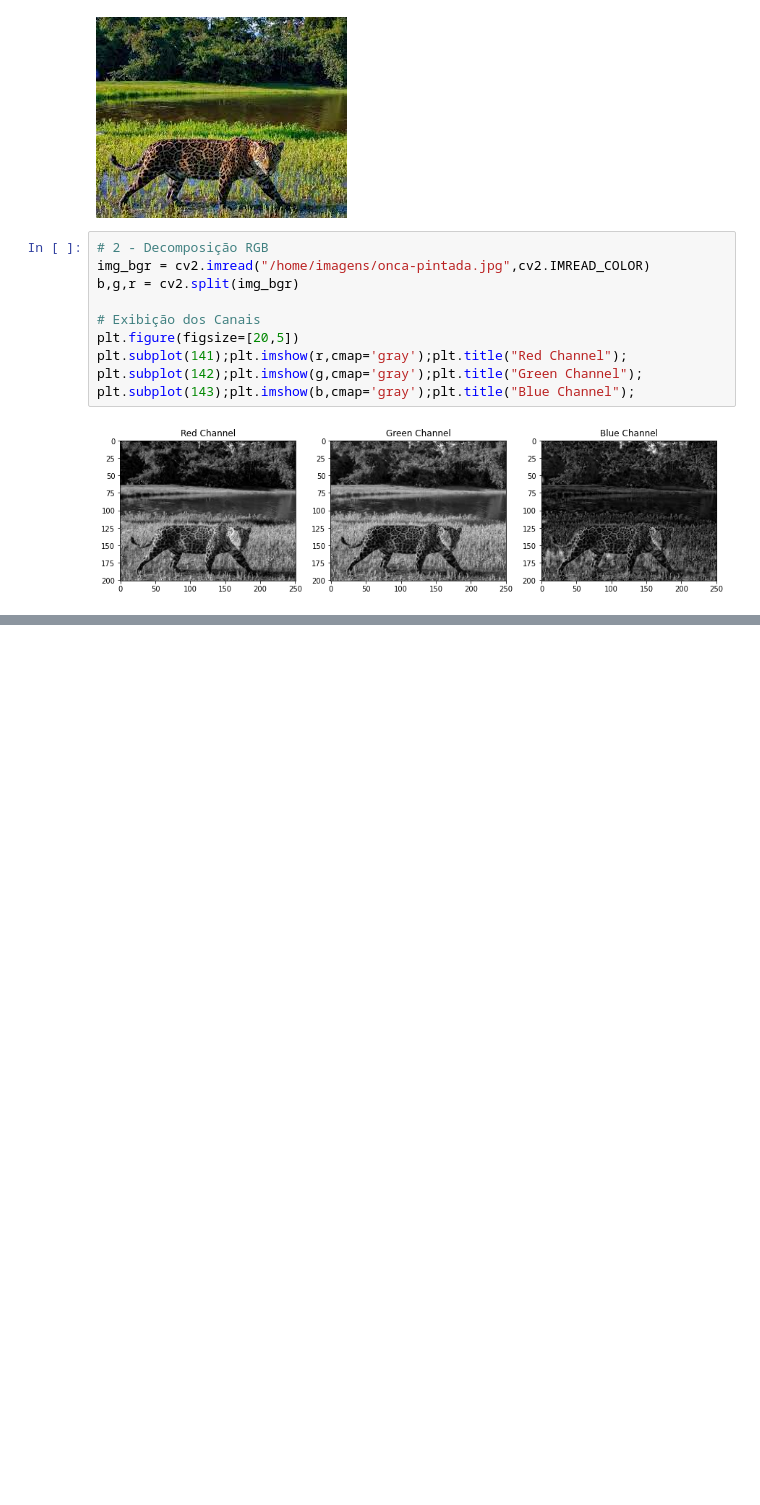
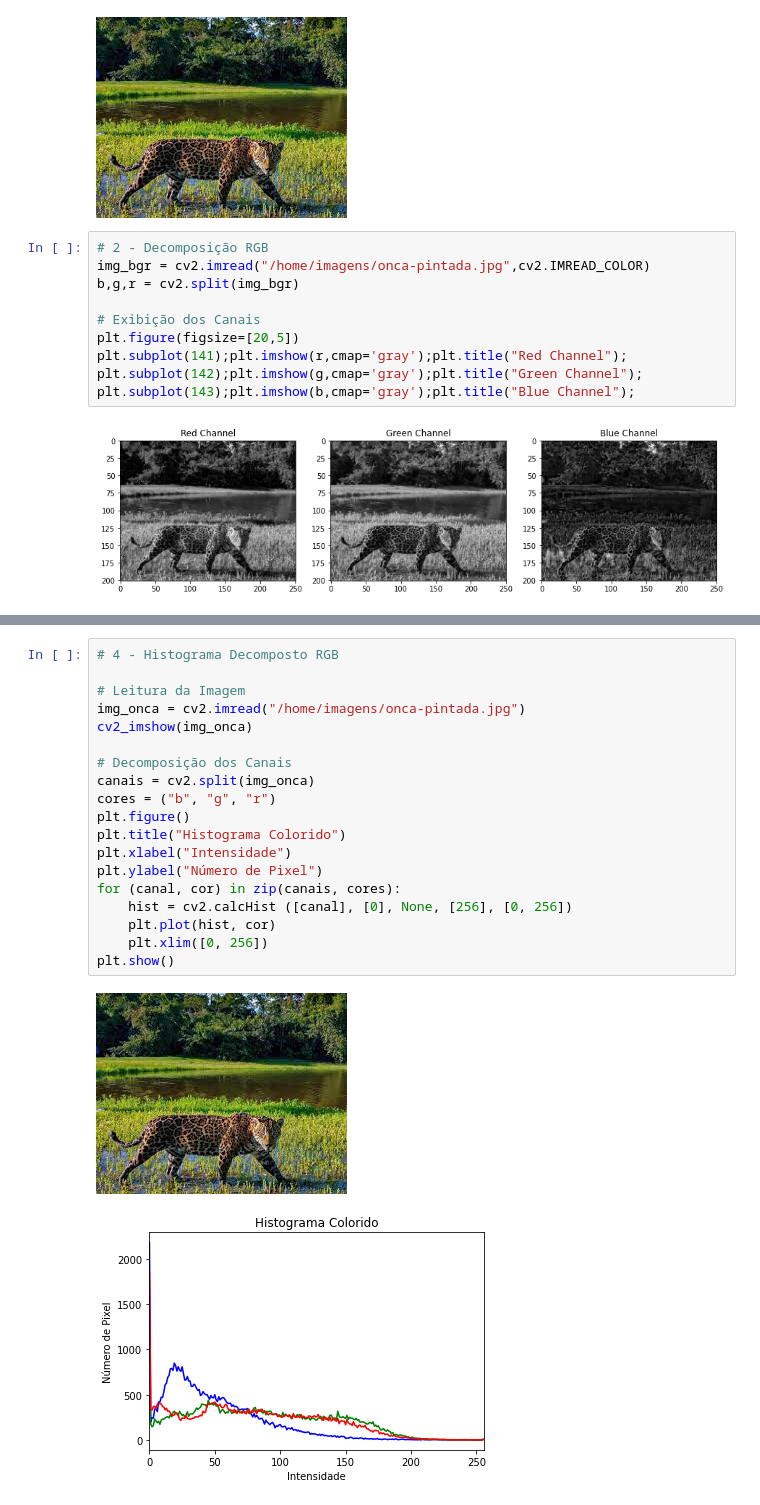
Before and after one commit to nnilocoelho/computer-vision, a Jupyter notebook: nb02.ipynb, the cells around one changed output, grey strips where cells are left out. Saved outputs shown, nothing was run; the diff lists cells and outputs as text; blank space fills up the shorter version.

```diff
--- a/nb02.ipynb
+++ b/nb02.ipynb
@@ -50,0 +56,22 @@ plt.show()
+# %%
+# 4 - Histograma Decomposto RGB
+
+# Leitura da Imagem
+img_onca = cv2.imread("/home/imagens/onca-pintada.jpg")
+cv2_imshow(img_onca)
+
+# Decomposição dos Canais
+canais = cv2.split(img_onca)
+cores = ("b", "g", "r")
+plt.figure()
+plt.title("Histograma Colorido")
+plt.xlabel("Intensidade")
+plt.ylabel("Número de Pixel")
+for (canal, cor) in zip(canais, cores):
+    hist = cv2.calcHist ([canal], [0], None, [256], [0, 256])
+    plt.plot(hist, cor)
+    plt.xlim([0, 256])
+plt.show()
+# %% [output]
+[figure, added]
+[figure, added]
```
Also changed, not shown: parts of 1 cell of this notebook.
